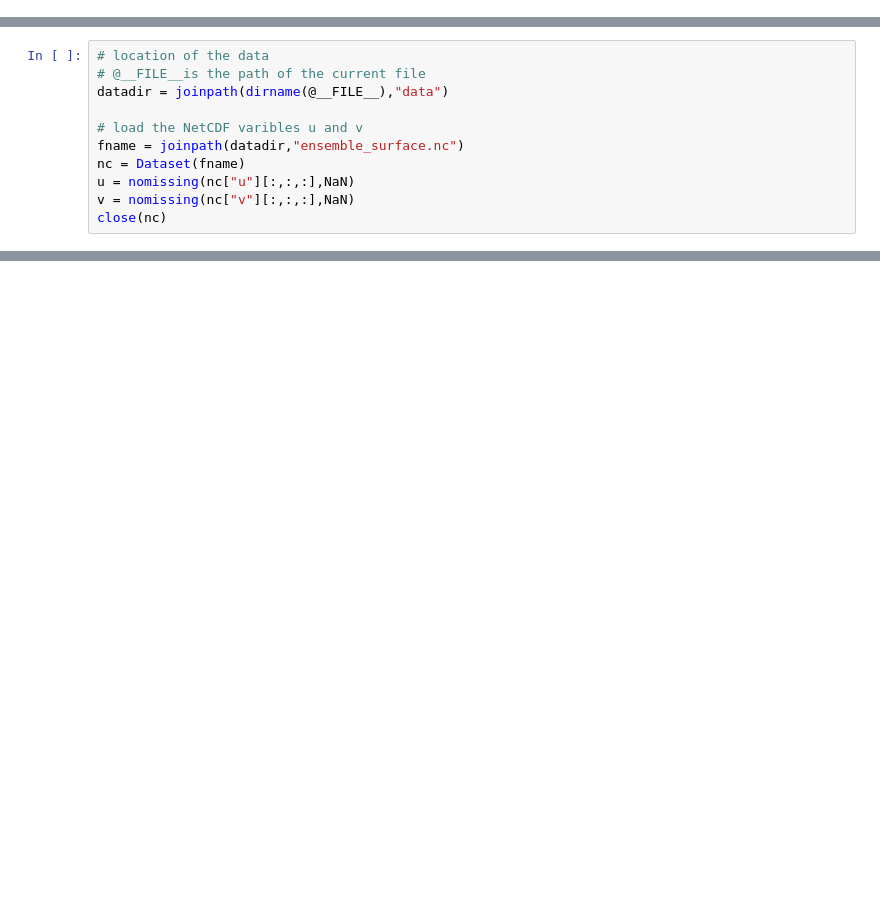
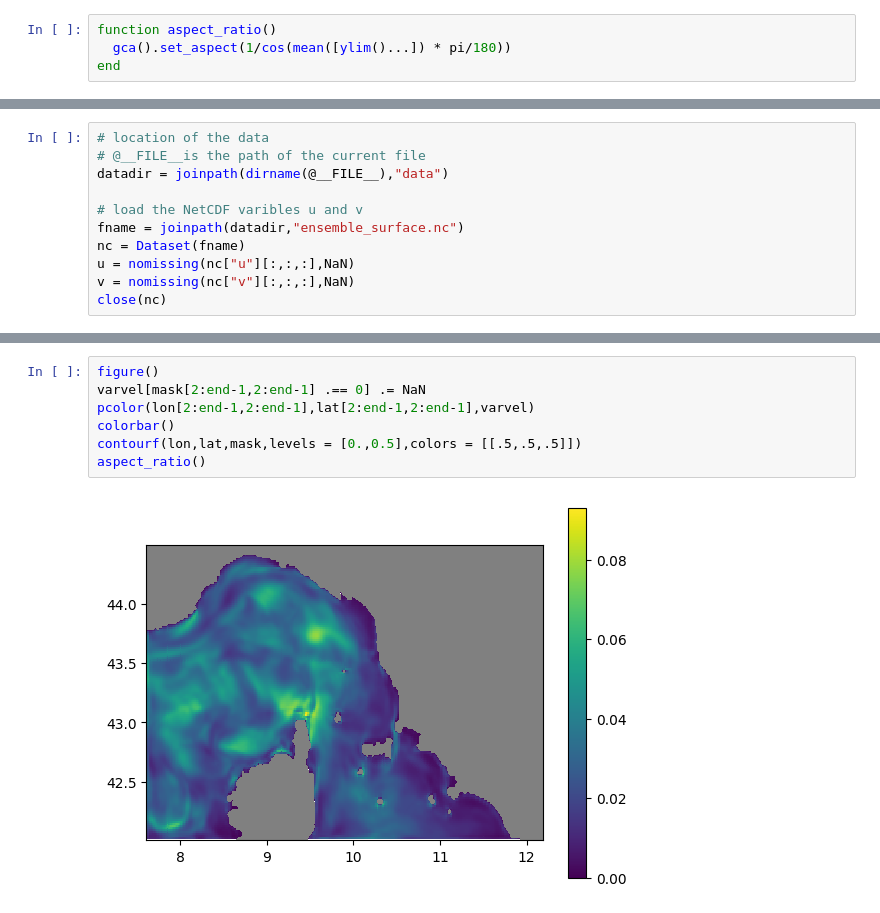
Before and after one commit to Alexander-Barth/HF-radar-assim-exercise, a Jupyter notebook: assim_exercise.ipynb, the cells around one changed output, grey strips where cells are left out. Saved outputs shown, nothing was run; the diff lists cells and outputs as text; blank space fills up the shorter version.

```diff
--- a/assim_exercise.ipynb
+++ b/assim_exercise.ipynb
@@ -71,0 +63,4 @@ km2deg
+# %%
+function aspect_ratio()
+  gca().set_aspect(1/cos(mean([ylim()...]) * pi/180))
+end
@@ -167,0 +177,9 @@ close(nc)
+# %%
+figure()
+varvel[mask[2:end-1,2:end-1] .== 0] .= NaN
+pcolor(lon[2:end-1,2:end-1],lat[2:end-1,2:end-1],varvel)
+colorbar()
+contourf(lon,lat,mask,levels = [0.,0.5],colors = [[.5,.5,.5]])
+aspect_ratio()
+# %% [output]
+[figure, added]
```
Also changed, not shown: parts of 50 cells of this notebook, 1 other file.
